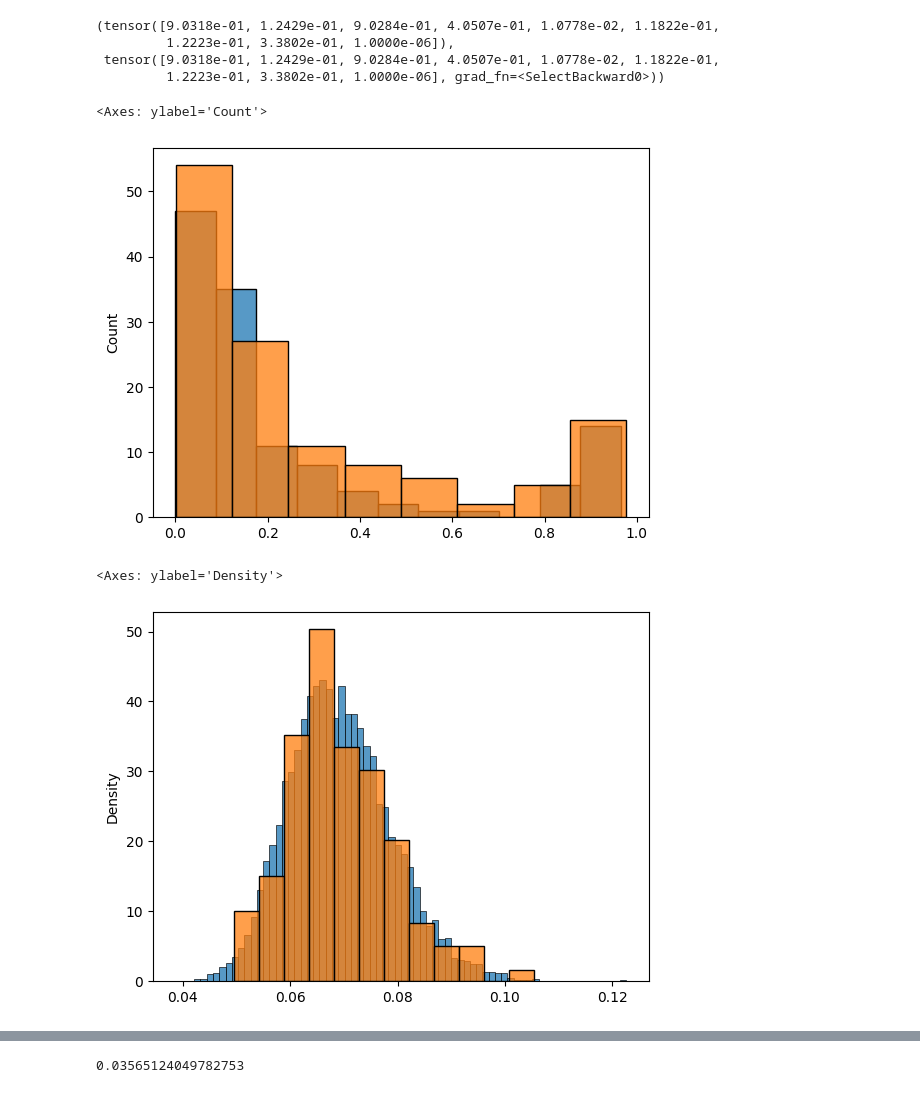
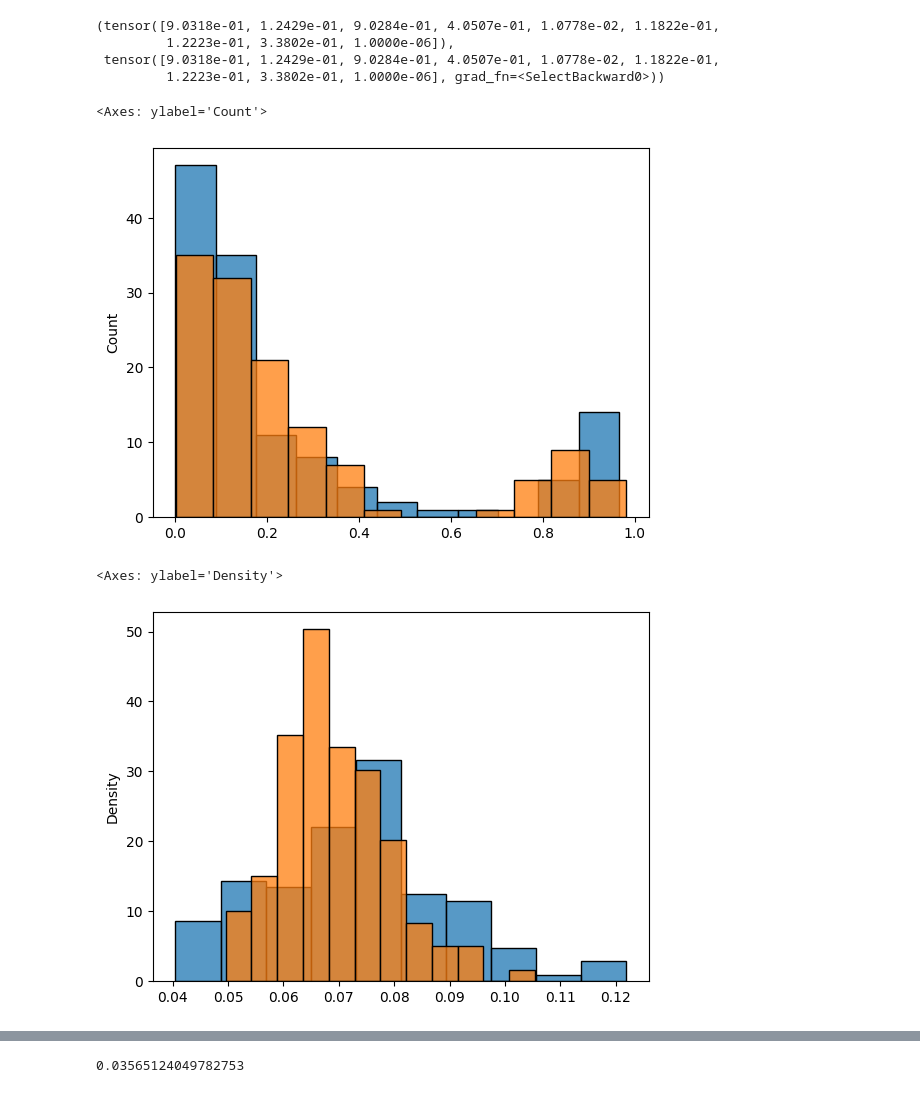
Before and after one commit to tochsner/ccd-validation, a Jupyter notebook: src/ml/ml_tests.ipynb, the cells around one changed output, grey strips where cells are left out. Drawn from its saved outputs; the diff is of its cells as text; code cells hidden in the pictures.

Commit message:
Make height model more complex.

```diff
--- a/src/ml/ml_tests.ipynb
+++ b/src/ml/ml_tests.ipynb
@@ -80,7 +80,7 @@ model = model_factory(
 # %%
 from src.ml.modeling.weight_sharing_tree_flow import WeightSharingTreeFlow
 
-model = WeightSharingTreeFlow.load_from_checkpoint("ml_data/models/debug_batch_norm_2025_01_10_11_38_58/yule-10_5/epoch=29-val_loss=-14.20.ckpt")
+model = WeightSharingTreeFlow.load_from_checkpoint("ml_data/models/debug_batch_norm_2025_01_10_13_17_21/yule-10_5/epoch=29-val_loss=-27.28.ckpt")
 model = model.eval()
 # %%
 import seaborn as sns
@@ -116,13 +116,13 @@ rs = rs.detach().numpy()
 sns.histplot(rs[:, 2])
 # %% [output]
 <Axes: ylabel='Count'>
-[figure, old version]
+[figure, new version]
 # %%
-sns.histplot(model.height_model.sample((10000,)), stat="density")
+sns.histplot(model.sample(sample)["tree_height"], stat="density")
 sns.histplot(sample["tree_height"], stat="density")
 # %% [output]
 <Axes: ylabel='Density'>
-[figure, old version]
+[figure, new version]
 # %%
 from loguru import logger
 from pathlib import Path
```
Also changed, not shown: parts of 5 cells of this notebook, 1 other file.
